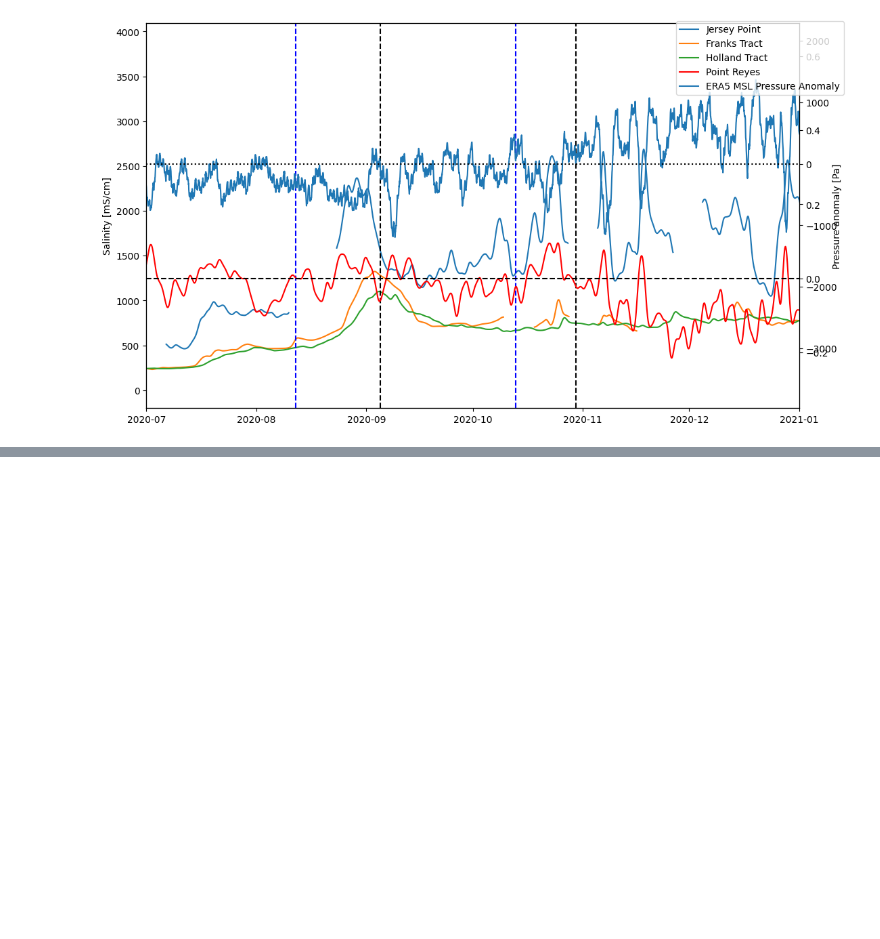
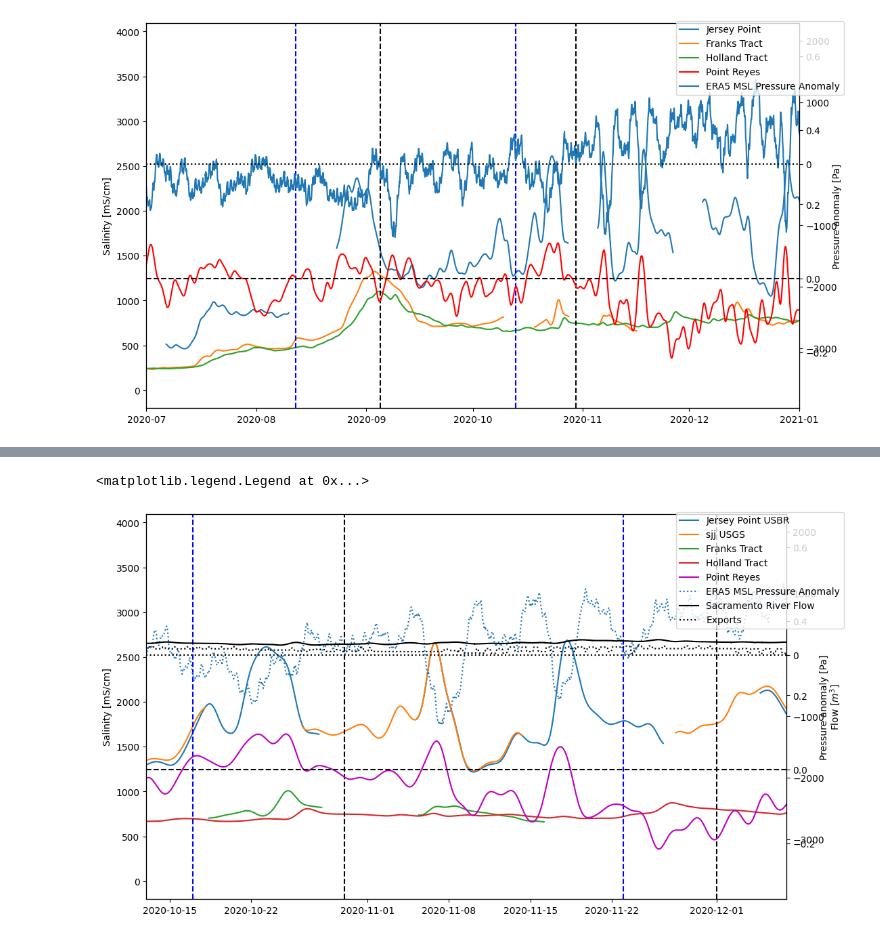
Before and after one commit to jennaisrael/Savio_scratch_back_up, a Jupyter notebook: climate_data_processing/identify_stp/choose_dates_dms_datastore.ipynb, the cells around one changed output, grey strips where cells are left out. Saved outputs shown, nothing was run; the diff lists cells and outputs as text; code cells hidden in the pictures; blank space fills up the shorter version.

```diff
--- a/climate_data_processing/identify_stp/choose_dates_dms_datastore.ipynb
+++ b/climate_data_processing/identify_stp/choose_dates_dms_datastore.ipynb
@@ -700,0 +806,49 @@ fig.legend()
+# %%
+fig, ax = plt.subplots(layout="constrained",sharex=True,figsize=(11,6))
+
+ax.plot(sal['jer_S[mS/cm]'],label='Jersey Point USBR')
+#add the other jersey point station to see if we can fill in
+ax.plot(sjj_dms_filt['sjj_S[mS/cm]'],label='sjj USGS')
+ax.plot(sal['frk_S[mS/cm]'],label='Franks Tract')
+ax.plot(sal['hll_S[mS/cm]'],label='Holland Tract')
+ax.set_ylabel("Salinity [mS/cm]")
+ax2=ax.twinx()
+
+# ax2.plot(pryc_filt['elev[m]'], label='Point Reyes',color='r')
+# ax2.set_ylabel("Elevation [m]")
+
+ax2.plot(pr_filt['Residual'], label='Point Reyes',color='m')
+ax2.set_ylabel("Residual [m]")
+ax2.axhline(y=0, color = 'k',linestyle='--')
+
+ax3=ax.twinx()
+
+ax3.plot(df_pr['msl_a'],label='ERA5 MSL Pressure Anomaly',linestyle=':')
+ax2.set_ylabel("Pressure anomaly [Pa]")
+ax3.axhline(y=0, color = 'k',linestyle=':')
+
+ax3.plot(flux1.sac*-1, label="Sacramento River Flow", color='k')
+ax3.set_ylabel("Flow [$m^3$]")
+
+ax3.plot(flux1.exports, label="Exports", color='k',linestyle=':')
+ax3.set_ylabel("Flow [$m^3$]")
+
+#add vertical lines for start and end of subtidal pumping events
+#start 1
+# ax.axvline(x = datetime(2020,8,12), color = 'b',linestyle='--')#, label = 'axvline - full height')
+# #end 1
+# ax.axvline(x = datetime(2020,9,5), color = 'k',linestyle='--')
+#start 2
+ax.axvline(x = datetime(2020,10,17), color = 'b',linestyle='--')
+#end 2
+ax.axvline(x = datetime(2020,10,30), color = 'k',linestyle='--')
+#start 3
+ax.axvline(x = datetime(2020,11,23), color = 'b',linestyle='--')#, label = 'axvline - full height')
+#end 3
+ax.axvline(x = datetime(2020,12,1), color = 'k',linestyle='--')
+
+ax.set_xlim(datetime(2020,10,13),datetime(2020,12,7))
+fig.legend()
+# %% [output]
+<matplotlib.legend.Legend at 0x...>
+[figure, added]
```
Also changed, not shown: parts of 9 cells of this notebook.
